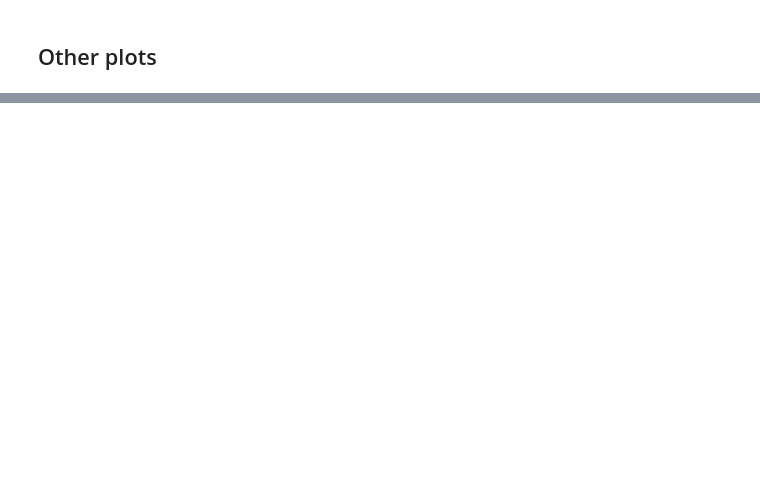
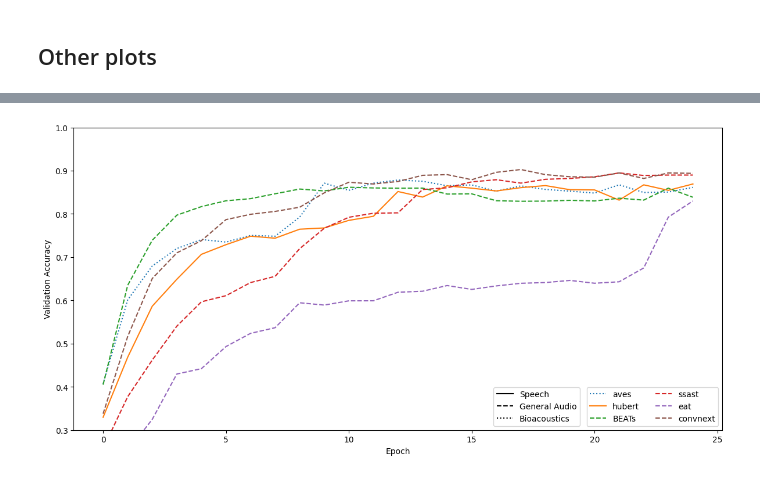
Before and after one commit to DBD-research-group/BirdSet, a Jupyter notebook: results/plots.ipynb, the cells around one changed output, grey strips where cells are left out. Saved outputs shown, nothing was run; the diff lists cells and outputs as text; code cells hidden in the pictures; blank space fills up the shorter version.

```diff
--- a/results/plots.ipynb
+++ b/results/plots.ipynb
@@ -98,0 +244,70 @@ plt.show()
+# %%
+# Load your CSV file
+file_path = 'finetuning_epoch.csv'  # Replace with your file path
+data = pd.read_csv(file_path)
+
+import pandas as pd
+import matplotlib.pyplot as plt
+import matplotlib.lines as mlines
+
+# Identify the columns related to accuracy (excluding min and max), and epoch
+accuracy_columns = [col for col in data.columns if 'val/MulticlassAccuracy' in col and 'MIN' not in col and 'MAX' not in col]
+
+# Extract the 'epoch' column and the accuracy columns
+clean_data = data[['epoch'] + accuracy_columns]
+
+# Simplify the column names by removing common parts including 'val/MulticlassAccuracy'
+clean_data.columns = ['epoch'] + [col.replace('module.embedding_model.model_name: ', '').replace(' (Finetuning)', '').replace(' - val/MulticlassAccuracy', '') for col in accuracy_columns]
+
+# Define line styles for each domain
+line_styles = {
+    'hubert': '-',  # Speech
+    'eat': '--', 'ssast': '--', 'beats': '--', 'convnext': '--',  # General audio
+    'aves': ':', 'perch': ':'  # Bioacoustics
+}
+
+# Plot accuracy vs epoch for all models
+fig = plt.figure(figsize=(12, 6))
+
+# Plot each model's accuracy as a separate line, applying the appropriate line style
+lines = []
+labels = []
+for column in clean_data.columns[1:]:  # Skip 'epoch' column
+    # Use the model name to determine the line style
+    model_name = column.split()[0].lower()  # Get the first word of the model name (e.g., "hubert", "eat")
+    line_style = line_styles.get(model_name, '-.')  # Default to solid line if model not in the dictionary
+    line, = plt.plot(clean_data['epoch'], clean_data[column], label=column, linestyle=line_style)
+    lines.append(line)
+    labels.append(column)
+
+# Adding labels, title, and legend for models (color-based legend)
+plt.xlabel('Epoch')
+plt.ylabel('Validation Accuracy')
+#plt.title('Accuracy vs Epoch for All Models')
+
+# Set a reasonable y-axis range to improve readability
+plt.ylim(0.3, 1.0)
+
+# Move the model-specific legend (for colors only)
+model_legend = plt.legend(handles=lines, labels=labels, loc='lower right', ncol=2)
+
+# Create a custom legend for line styles (Speech, General Audio, Bioacoustics)
+speech_line = mlines.Line2D([], [], color='black', linestyle='-', label='Speech')
+general_audio_line = mlines.Line2D([], [], color='black', linestyle='--', label='General Audio')
+bioacoustics_line = mlines.Line2D([], [], color='black', linestyle=':', label='Bioacoustics')
+
+# Display custom line style legend next to the model-specific legend (bottom-right)
+style_legend = plt.legend(handles=[speech_line, general_audio_line, bioacoustics_line], loc='lower right', bbox_to_anchor=(0.7865, 0))
+
+# Re-add the model legend to ensure both legends show
+plt.gca().add_artist(model_legend)
+
+# Adjust layout to prevent clipping of the legends
+plt.tight_layout()
+
+# Show the plot
+plt.show()
+
+fig.savefig('finetuning_epoch.png', dpi=300, bbox_inches='tight')
+# %% [output]
+[figure, added]
```
Also changed, not shown: parts of 13 cells of this notebook, 6 other files.
